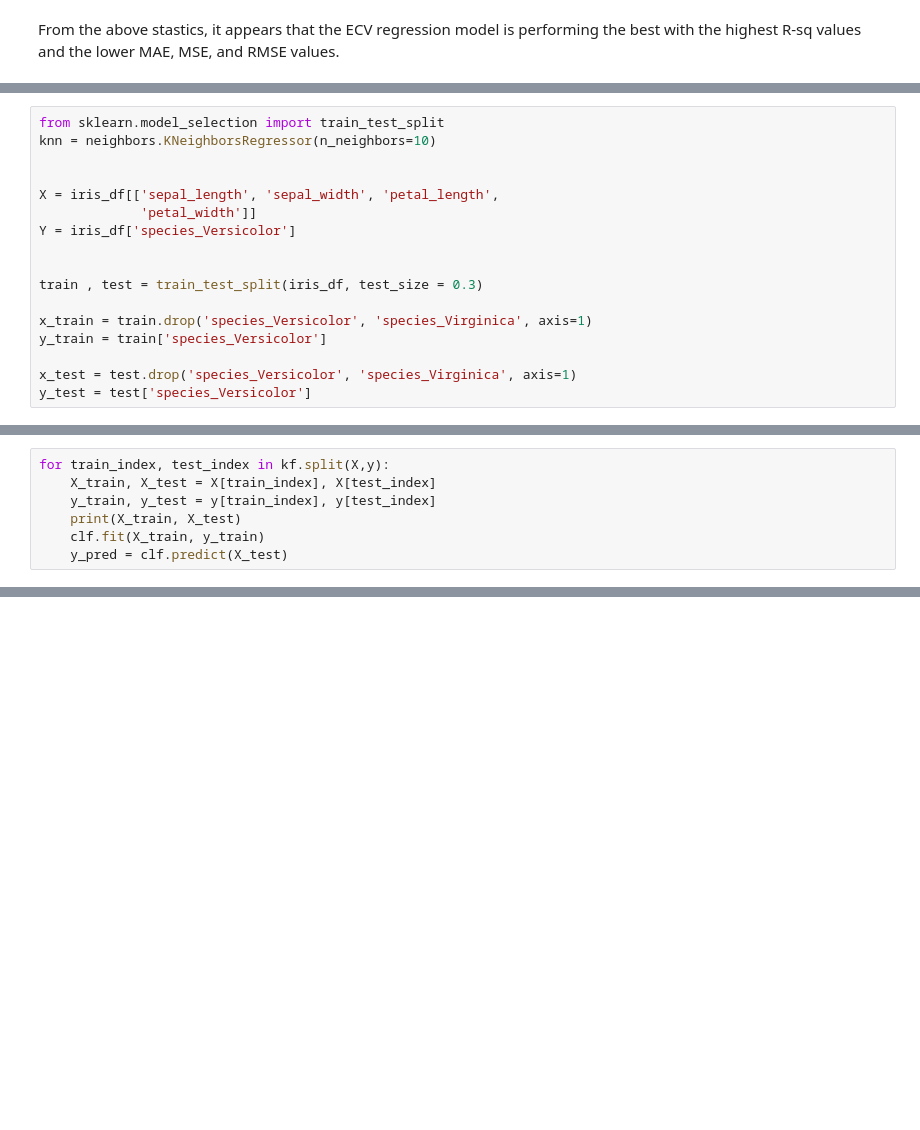
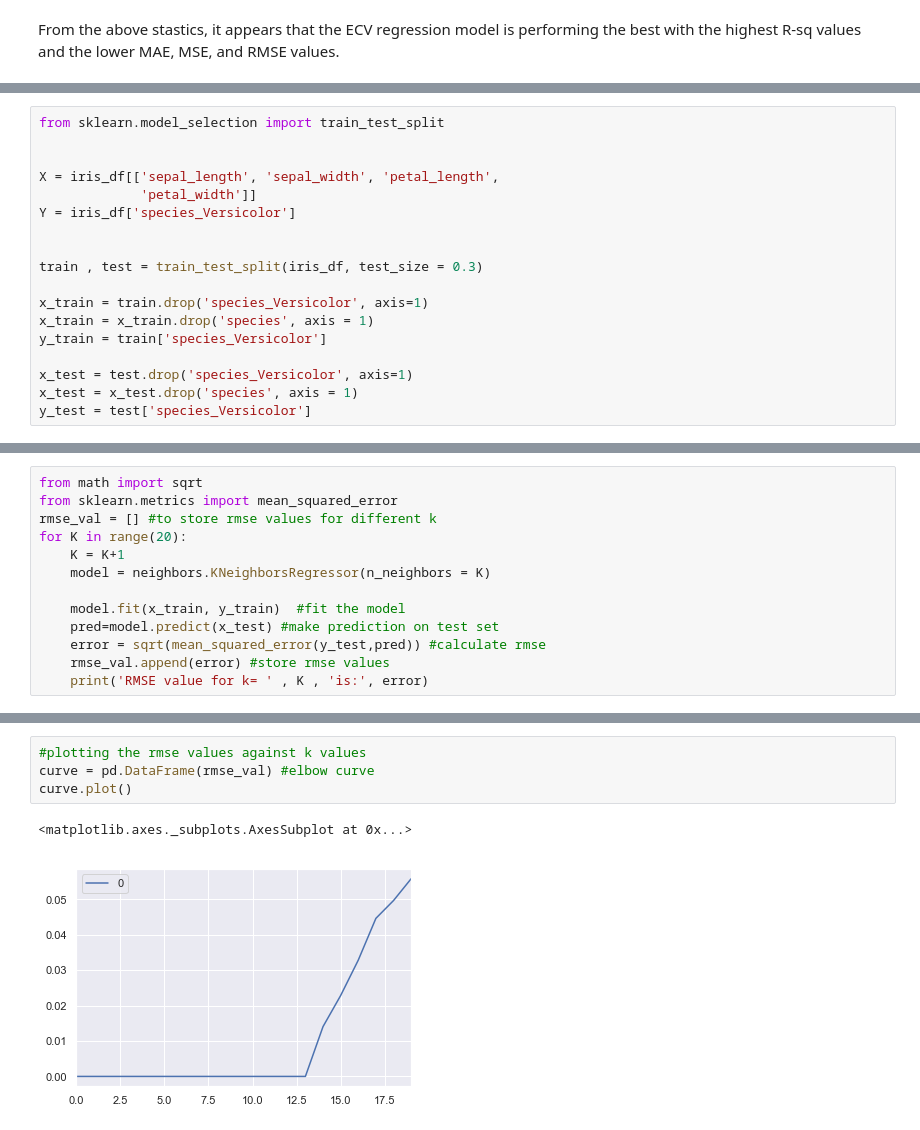
Before and after one commit to kathieking/Thinkful, a Jupyter notebook: check20_5_challenge.ipynb, the cells around one changed output, grey strips where cells are left out. Cells and saved outputs as stored; diff of their text form; blank space fills up the shorter version.

```diff
--- a/check20_5_challenge.ipynb
+++ b/check20_5_challenge.ipynb
@@ -290,6 +290,5 @@ From the above stastics, it appears that the ECV regression model is performing
 # %%
 from sklearn.model_selection import train_test_split
-knn = neighbors.KNeighborsRegressor(n_neighbors=10)
 
 
 X = iris_df[['sepal_length', 'sepal_width', 'petal_length',
@@ -299,8 +298,10 @@ Y = iris_df['species_Versicolor']
 
 train , test = train_test_split(iris_df, test_size = 0.3)
 
-x_train = train.drop('species_Versicolor', 'species_Virginica', axis=1)
+x_train = train.drop('species_Versicolor', axis=1)
+x_train = x_train.drop('species', axis = 1)
 y_train = train['species_Versicolor']
 
-x_test = test.drop('species_Versicolor', 'species_Virginica', axis=1)
+x_test = test.drop('species_Versicolor', axis=1)
+x_test = x_test.drop('species', axis = 1)
 y_test = test['species_Versicolor']
@@ -338,7 +307,0 @@ plt.show()
-# %%
-for train_index, test_index in kf.split(X,y):
-    X_train, X_test = X[train_index], X[test_index]
-    y_train, y_test = y[train_index], y[test_index]
-    print(X_train, X_test)
-    clf.fit(X_train, y_train)
-    y_pred = clf.predict(X_test)
@@ -344,0 +317,13 @@ for train_index, test_index in kf.split(X,y):
+# %%
+from math import sqrt
+from sklearn.metrics import mean_squared_error
+rmse_val = [] #to store rmse values for different k
+for K in range(20):
+    K = K+1
+    model = neighbors.KNeighborsRegressor(n_neighbors = K)
+
+    model.fit(x_train, y_train)  #fit the model
+    pred=model.predict(x_test) #make prediction on test set
+    error = sqrt(mean_squared_error(y_test,pred)) #calculate rmse
+    rmse_val.append(error) #store rmse values
+    print('RMSE value for k= ' , K , 'is:', error)
@@ -344,0 +351,7 @@ for train_index, test_index in kf.split(X,y):
+# %%
+#plotting the rmse values against k values
+curve = pd.DataFrame(rmse_val) #elbow curve
+curve.plot()
+# %% [output]
+<matplotlib.axes._subplots.AxesSubplot at 0x...>
+[figure, added]
```
Also changed, not shown: parts of 16 cells of this notebook.
